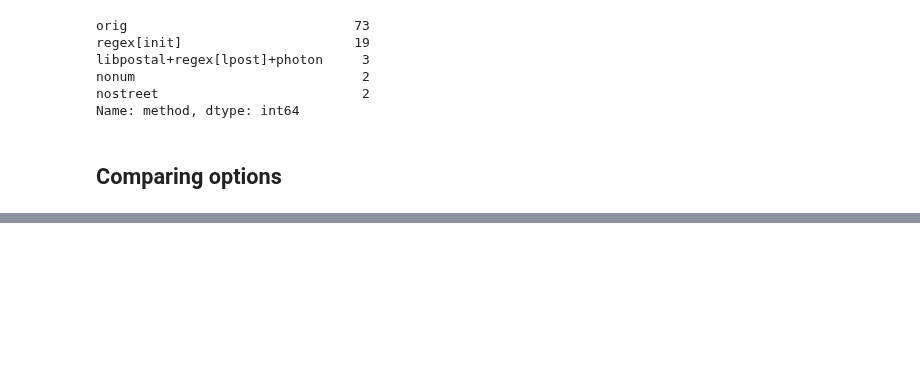
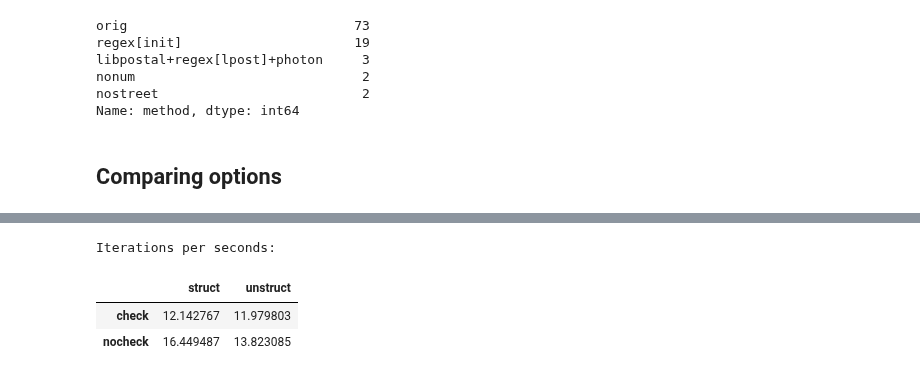
Before and after one commit to SmalsResearch/NominatimWrapper, a Jupyter notebook: AddressCleanserREST_test.ipynb, the cells around one changed output, grey strips where cells are left out. Saved outputs shown, nothing was run; the diff lists cells and outputs as text; code cells hidden in the pictures; blank space fills up the shorter version.

```diff
--- a/AddressCleanserREST_test.ipynb
+++ b/AddressCleanserREST_test.ipynb
@@ -280,0 +257,11 @@ df_res
+# %%
+def call_ws_batch_chunks(addr_data, mode="geo", with_reject=False, check_result=True, structured_osm=False, chunk_size=100):
+    ## TODO : find a better way with dask? It seems that map_partitions does not support function returning dataframes.
+
+    chunks = np.array_split(addr_data, addr_data.shape[0]//chunk_size)
+
+    res= [call_ws_batch(chunk, mode=mode,
+                        check_result=check_result,
+                        structured_osm=structured_osm) for chunk in tqdm(chunks)]
+    df_res = pd.concat(res, sort=False)
+    return df_res
@@ -398,0 +286,22 @@ In  ('nocheck', 'unstruct') not in  ('nocheck', 'struct')
+# %%
+results = {}
+it_per_seconds=pd.DataFrame()
+
+for check_label in ["check", "nocheck"]:
+    for struct_label in ["struct", "unstruct" ]:
+        print(check_label, struct_label)
+        start=datetime.now()
+
+        results[(check_label, struct_label)] = call_ws_batch_chunks(addresses,
+                                                                    mode="short",
+                                                                    check_result   =  check_label == "check",
+                                                                    structured_osm =  struct_label == "struct")
+
+        it_per_seconds.loc[check_label, struct_label] = addresses.shape[0] / (datetime.now()-start).total_seconds()
+print("Iterations per seconds:")
+it_per_seconds
+# %% [output]
+Iterations per seconds:
+|  | struct | unstruct |
+| check | 12.142767 | 11.979803 |
+| nocheck | 16.449487 | 13.823085 |
```
Also changed, not shown: parts of 27 cells of this notebook, 4 other files.
